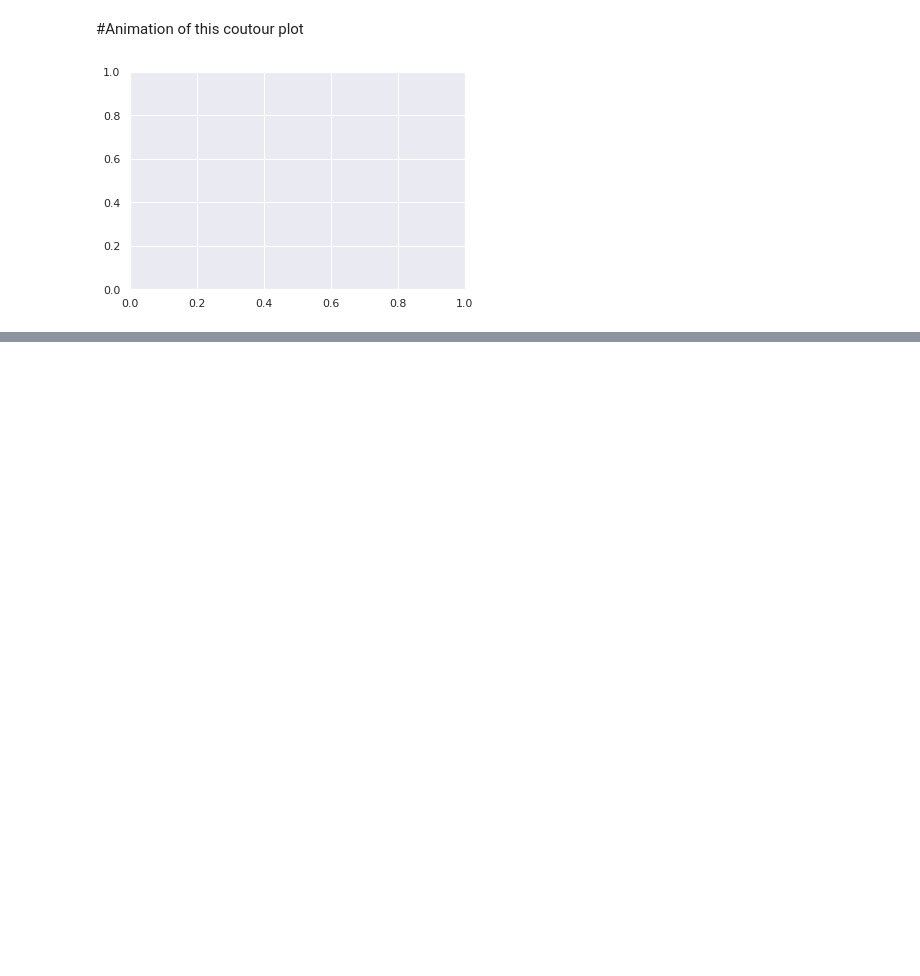
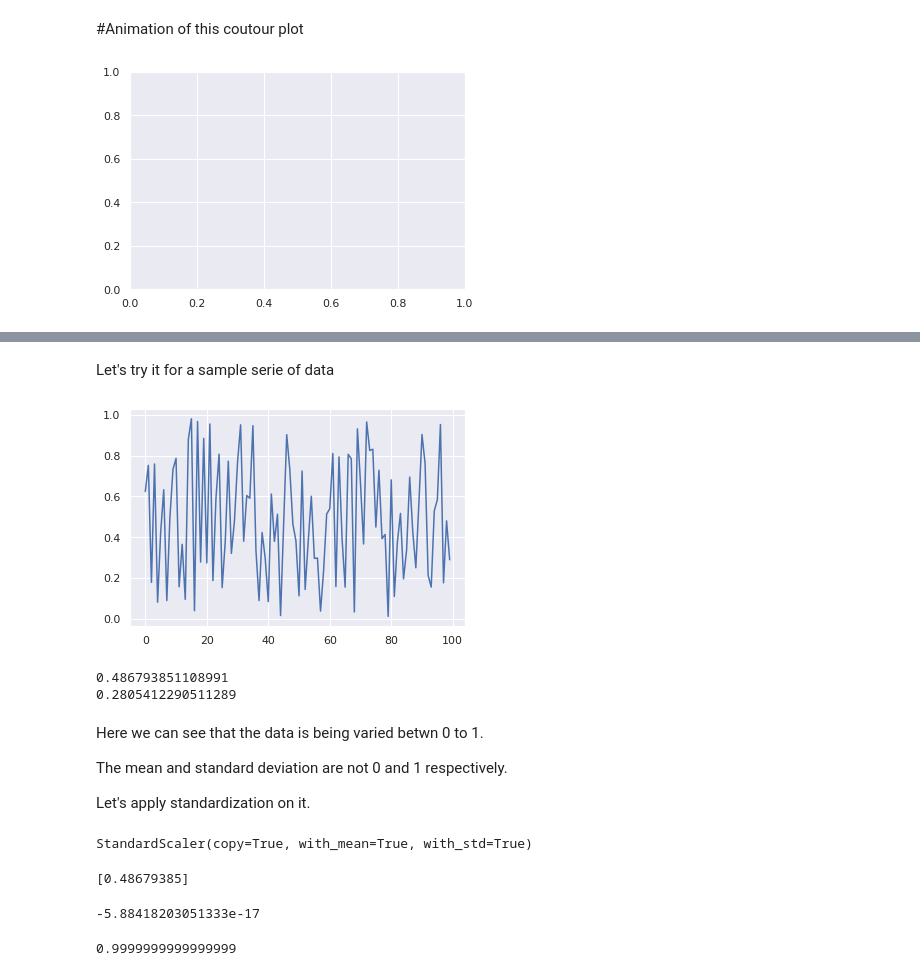
Before and after one commit to aryadeo/NEURAL_NETWORK_BASICS, a Jupyter notebook: Sigmoid_Neuron/Sigmoid_Neuron.ipynb, the cells around one changed output, grey strips where cells are left out. Drawn from its saved outputs; the diff is of its cells as text; code cells hidden in the pictures; blank space fills up the shorter version.

```diff
--- a/Sigmoid_Neuron/Sigmoid_Neuron.ipynb
+++ b/Sigmoid_Neuron/Sigmoid_Neuron.ipynb
@@ -449,0 +561,21 @@ HTML(ani.to_html5_video())
+# %% [markdown]
+Let's try it for a sample serie of data
+# %%
+sample_data=np.random.random([100,1])
+# %%
+plt.plot(sample_data)
+plt.show()
+# %% [output]
+[figure, added]
+# %%
+print(sample_data.mean())
+print(sample_data.std())
+# %% [output]
+0.486793851108991
+0.2805412290511289
+# %% [markdown]
+Here we can see that the data is being varied betwn 0 to 1.
+
+The mean and standard deviation are not 0 and 1 respectively.
+
+ Let's apply standardization on it.
@@ -449,0 +586,8 @@ HTML(ani.to_html5_video())
+# %%
+scaler.fit(sample_data)
+# %% [output]
+StandardScaler(copy=True, with_mean=True, with_std=True)
+# %%
+print(scaler.mean_)
+# %% [output]
+[0.48679385]
@@ -449,0 +596,8 @@ HTML(ani.to_html5_video())
+# %%
+np.mean(sample_data_transformed)
+# %% [output]
+-5.88418203051333e-17
+# %%
+np.std(sample_data_transformed)
+# %% [output]
+0.9999999999999999
```
Also changed, not shown: parts of 30 cells of this notebook.
